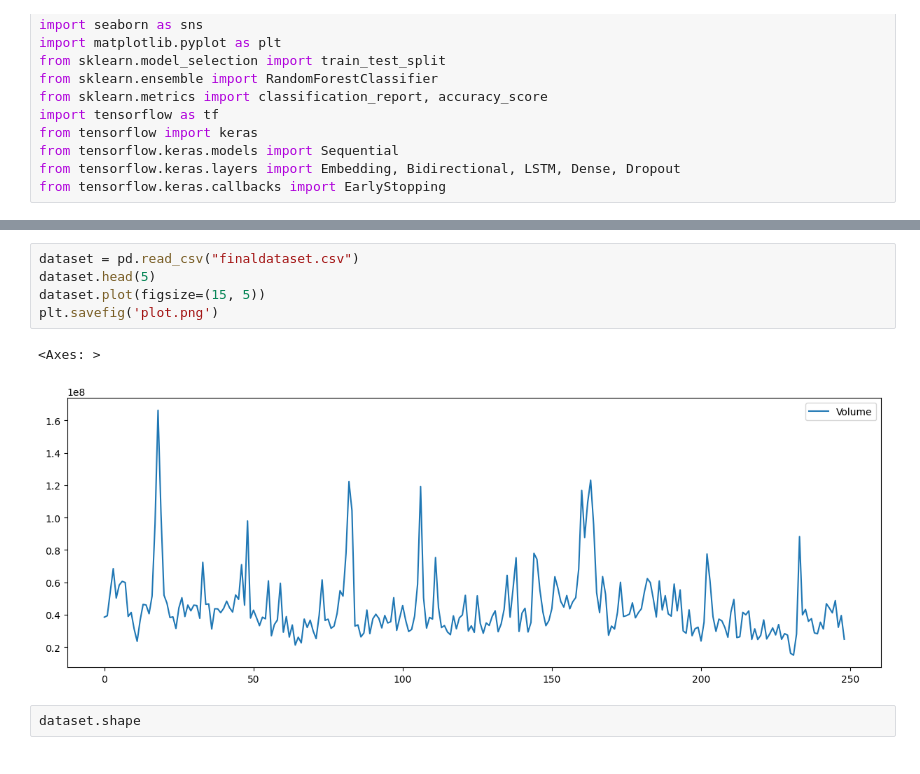
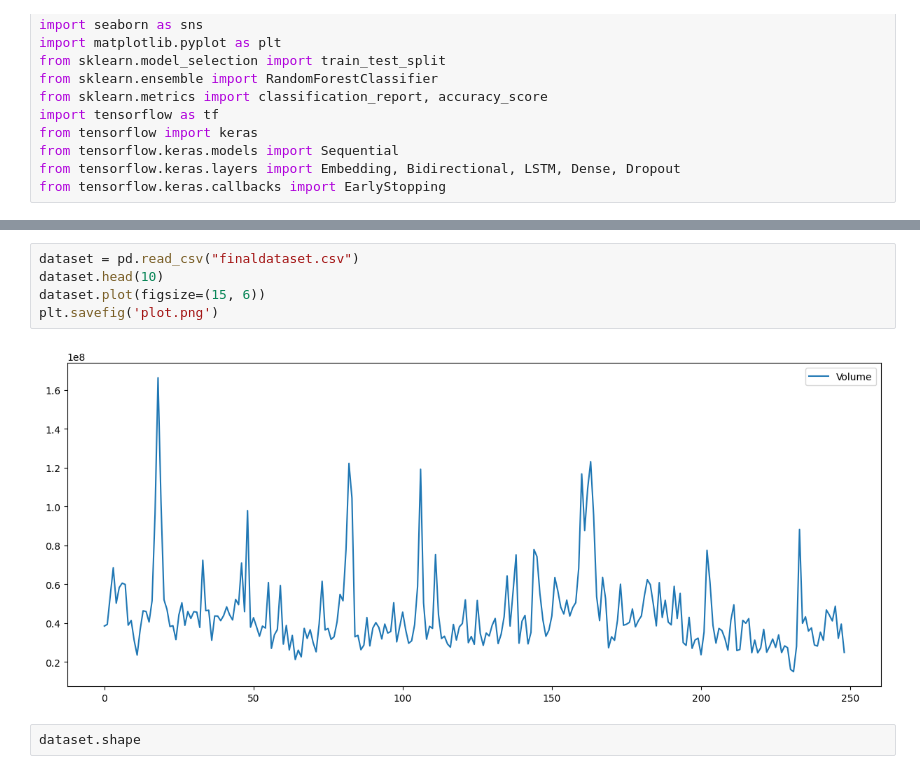
Before and after one commit to meghana2343/ADS-Project, a Jupyter notebook: stockprediction.ipynb, the cells around one changed output, grey strips where cells are left out. Drawn from its saved outputs; the diff is of its cells as text.

```diff
--- a/stockprediction.ipynb
+++ b/stockprediction.ipynb
@@ -25,11 +25,10 @@ Saving finaldataset.csv to finaldataset (2).csv
 # %%
 dataset = pd.read_csv("finaldataset.csv")
-dataset.head(5)
-dataset.plot(figsize=(15, 5))
+dataset.head(10)
+dataset.plot(figsize=(15, 6))
 plt.savefig('plot.png')
 # %% [output]
-<Axes: >
-[figure, old version]
+[figure, new version]
 # %%
 dataset.shape
 # %% [output]
```
Also changed, not shown: parts of 13 cells of this notebook.
